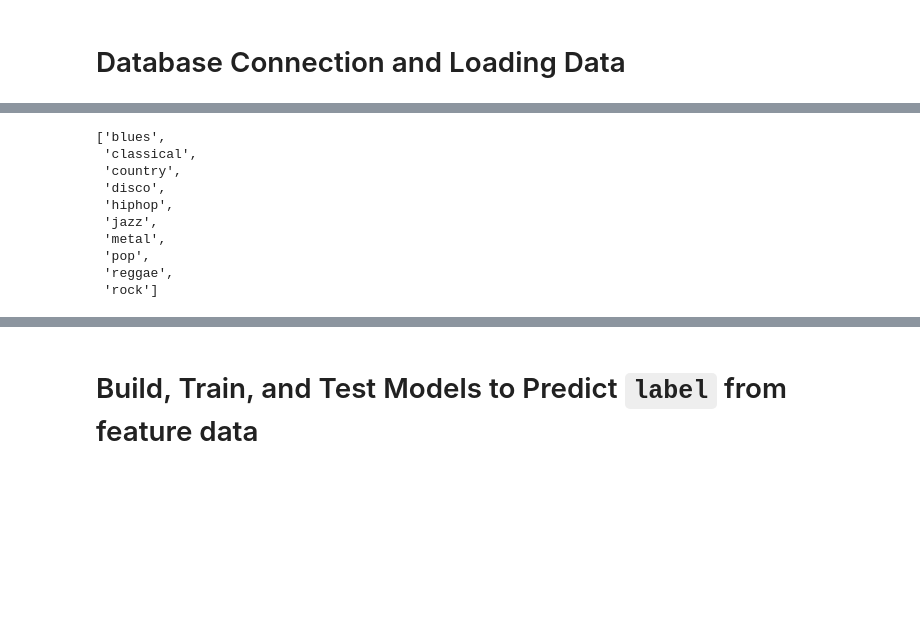
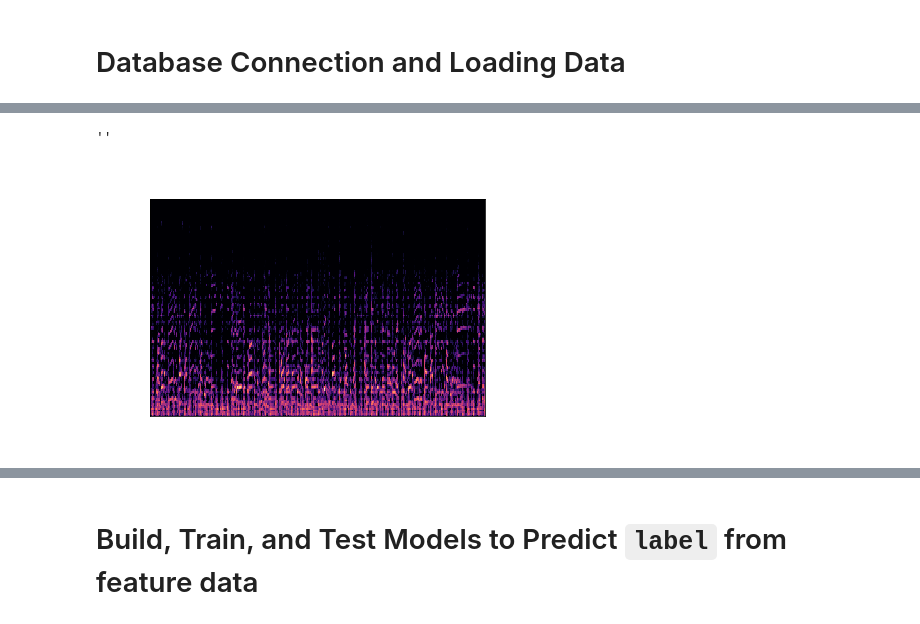
Before and after one commit to tlin41390/MusicClassification, a Jupyter notebook: MusicClassification.ipynb, the cells around one changed output, grey strips where cells are left out. Saved outputs shown, nothing was run; the diff lists cells and outputs as text; code cells hidden in the pictures; blank space fills up the shorter version.

```diff
--- a/MusicClassification.ipynb
+++ b/MusicClassification.ipynb
@@ -64,18 +59,15 @@ images_path = "Data/images_original/"
 byte_images = subprocess.check_output(["ls", cwd + images_path])
 images_folder = byte_images.decode("utf-8").split("\n")
 images_folder.pop(-1)
-images_folder
 # %% [output]
-['blues',
- 'classical',
- 'country',
- 'disco',
- 'hiphop',
- 'jazz',
- 'metal',
- 'pop',
- 'reggae',
- 'rock']
+''
 # %%
 # Establish the gridfs instance
 fs = gridfs.GridFS(db)
+# %%
+test_raw = fs.get_last_version("Data/images_original/blues/blues00000.png")
+test_bytes = test_raw.read()
+rgba_test = Image.open(io.BytesIO(test_bytes))
+rgba_test
+# %% [output]
+[figure, added]
```
Also changed, not shown: parts of 31 cells of this notebook, 1 other file.
